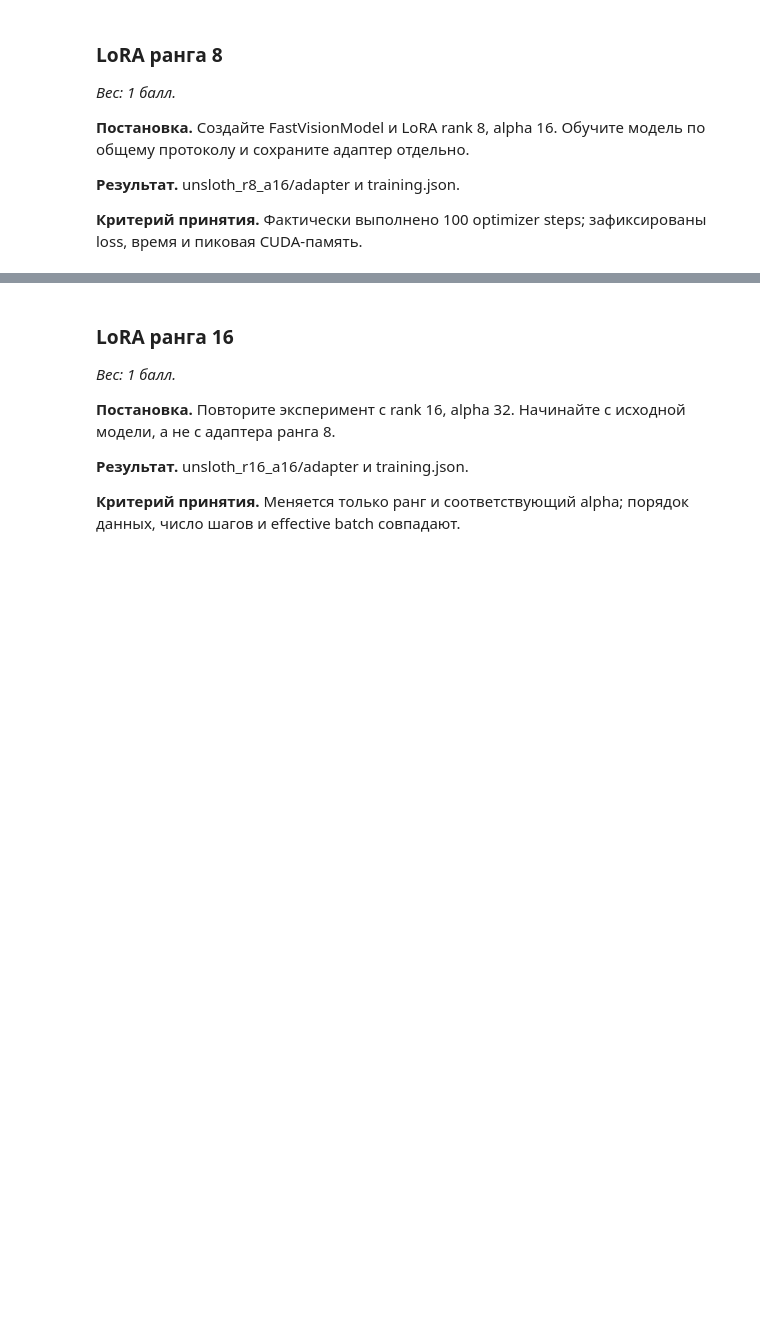
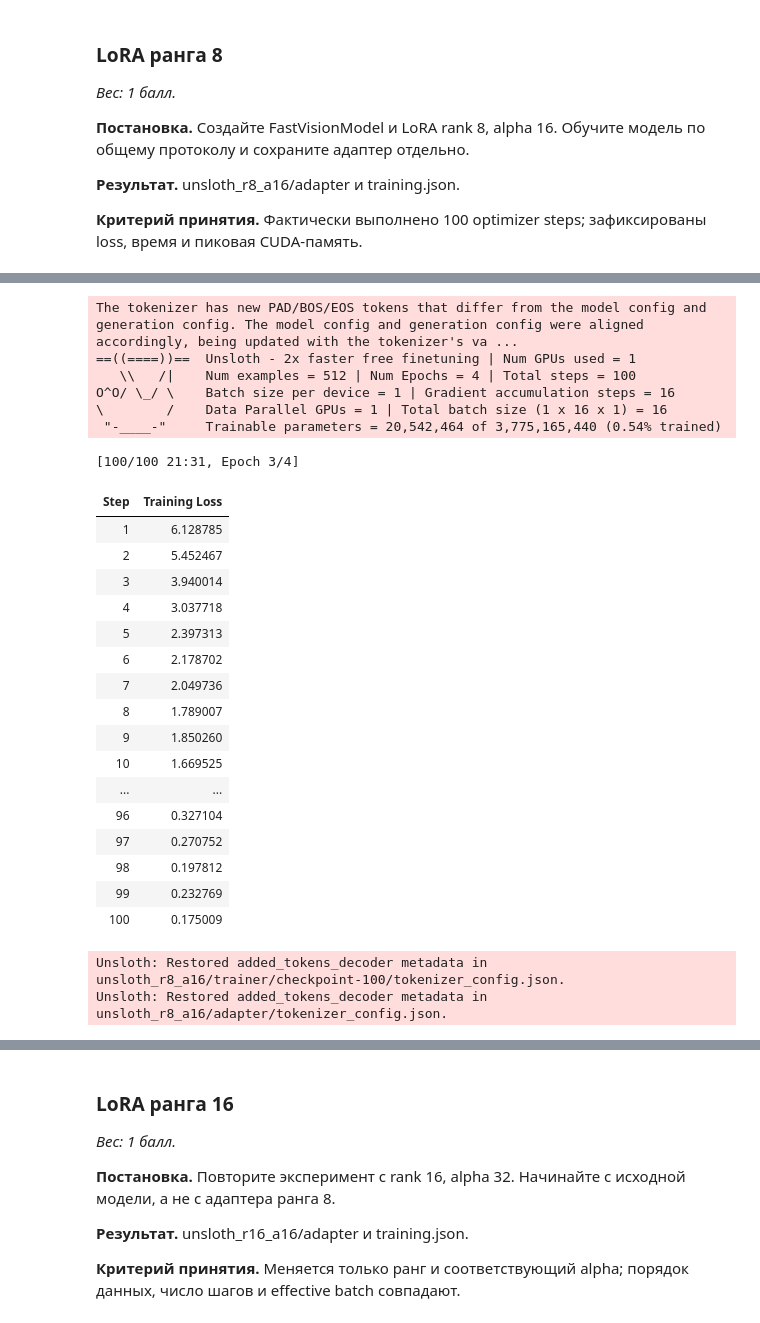
Before and after one commit to antrecord/SOTA, a Jupyter notebook: lab10/student.ipynb, the cells around one changed output, grey strips where cells are left out. Drawn from its saved outputs; the diff is of its cells as text; code cells hidden in the pictures; blank space fills up the shorter version.

```diff
--- a/lab10/student.ipynb
+++ b/lab10/student.ipynb
@@ -150,6 +434,53 @@ raise NotImplementedError("Реализуйте это задание в это
 
 **Критерий принятия.** Фактически выполнено 100 optimizer steps; зафиксированы loss, время и пиковая CUDA-память.
 # %%
-# Реализуйте это задание по постановке выше.
-# Артефакт: адаптер ранга 8 и измеренные ресурсы
-raise NotImplementedError("Реализуйте это задание в этой ячейке")
+
+MODEL_NAME = protocol["model"]
+
+model, tokenizer = FastVisionModel.from_pretrained(
+    model_name=MODEL_NAME,
+    load_in_4bit=True,
+    dtype=torch.float16,
+    use_gradient_checkpointing="unsloth",
+)
+
+model = FastVisionModel.get_peft_model(
+    model,
+    r=8,
+    lora_alpha=16,
+    lora_dropout=0,
+    bias="none",
+    finetune_vision_layers=True,
+    finetune_language_layers=True,
+    finetune_attention_modules=True,
+    finetune_mlp_modules=True,
+    use_gradient_checkpointing="unsloth",
+    random_state=protocol["seed"],
+    # dtype=torch.float16 убираем
+)
+
+# Обучаемые параметры LoRA оставляем в FP32
+for param in model.parameters():
+    if param.requires_grad:
+        param.data = param.data.to(torch.float32)
+
+from collections import Counter
+
+print("Trainable parameter dtypes:")
+print(Counter(
+    str(p.dtype) for p in model.parameters()
+    if p.requires_grad
+))
+
+FastVisionModel.for_training(model)
+
+result_r8 = train_adapter(
+    model,
+    tokenizer,
+    rank=8,
+    alpha=16,
+    output_dir="unsloth_r8_a16",
+)
+
+print(json.dumps(result_r8, ensure_ascii=False, indent=2))
+# %% [output]
@@ -155,0 +508,26 @@ raise NotImplementedError("Реализуйте это задание в это
+The tokenizer has new PAD/BOS/EOS tokens that differ from the model config and generation config. The model config and generation config were aligned accordingly, being updated with the tokenizer's va ...
+==((====))==  Unsloth - 2x faster free finetuning | Num GPUs used = 1
+   \\   /|    Num examples = 512 | Num Epochs = 4 | Total steps = 100
+O^O/ \_/ \    Batch size per device = 1 | Gradient accumulation steps = 16
+\        /    Data Parallel GPUs = 1 | Total batch size (1 x 16 x 1) = 16
+ "-____-"     Trainable parameters = 20,542,464 of 3,775,165,440 (0.54% trained)
+[100/100 21:31, Epoch 3/4]
+| Step | Training Loss |
+| 1 | 6.128785 |
+| 2 | 5.452467 |
+| 3 | 3.940014 |
+| 4 | 3.037718 |
+| 5 | 2.397313 |
+| 6 | 2.178702 |
+| 7 | 2.049736 |
+| 8 | 1.789007 |
+| 9 | 1.850260 |
+| 10 | 1.669525 |
+| ... | ... |
+| 96 | 0.327104 |
+| 97 | 0.270752 |
+| 98 | 0.197812 |
+| 99 | 0.232769 |
+| 100 | 0.175009 |
+Unsloth: Restored added_tokens_decoder metadata in unsloth_r8_a16/trainer/checkpoint-100/tokenizer_config.json.
+Unsloth: Restored added_tokens_decoder metadata in unsloth_r8_a16/adapter/tokenizer_config.json.
```
Also changed, not shown: parts of 18 cells of this notebook, 16 other files.
